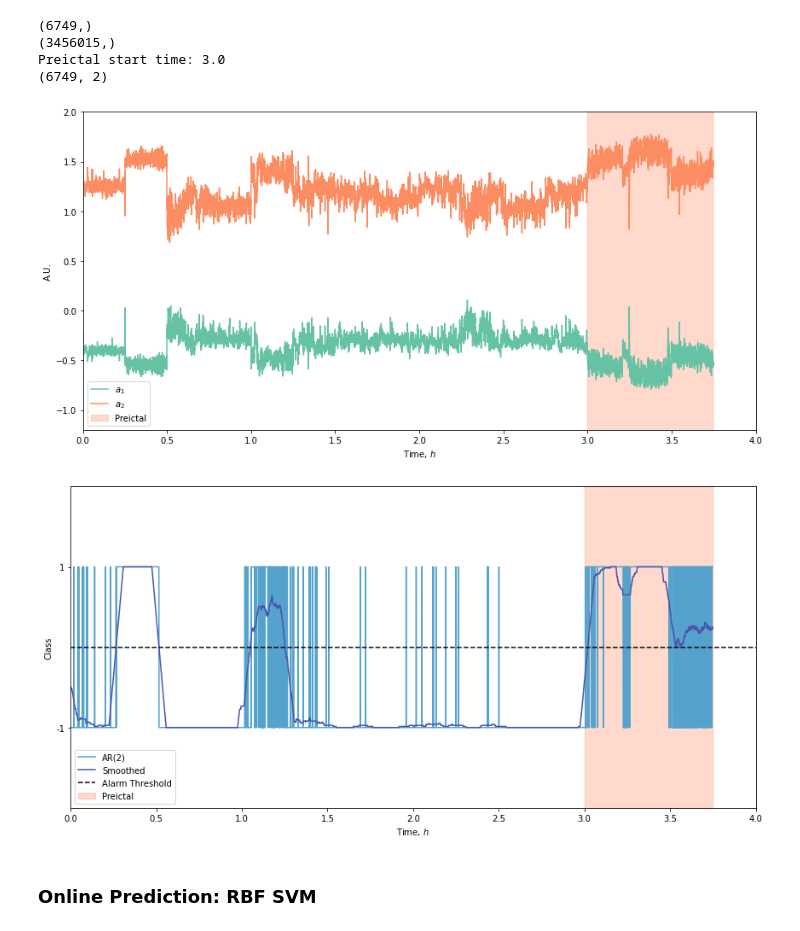
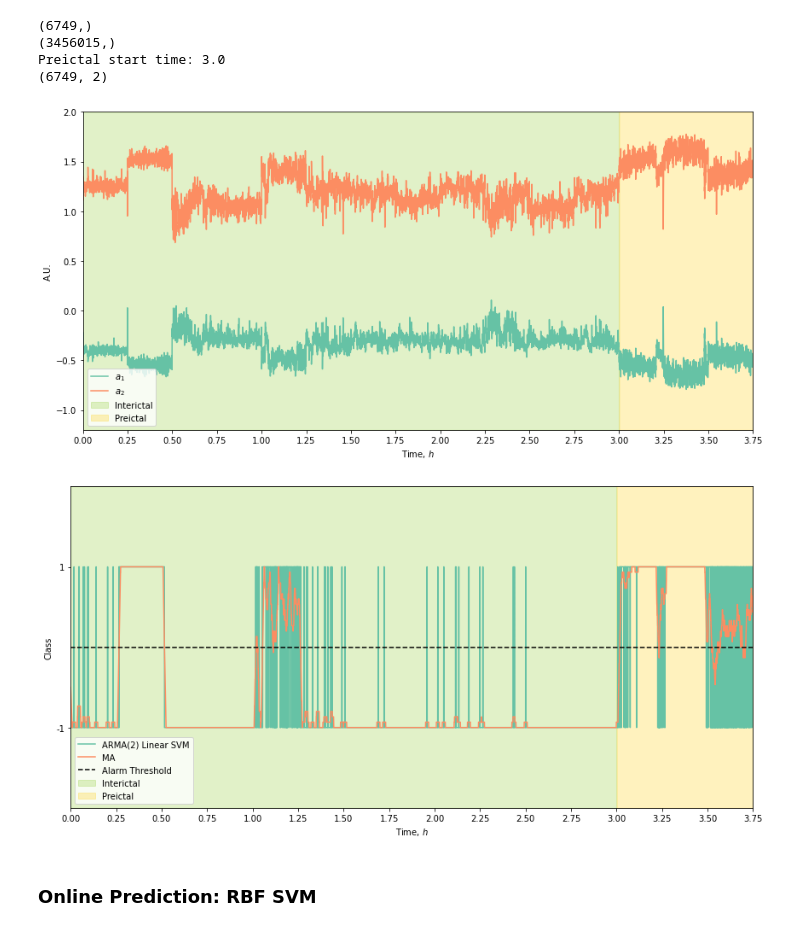
Before and after one commit to samisnotinsane/chbmit-seizure-prediction, a Jupyter notebook: evaluation/chb01_AR_RT.ipynb, the cells around one changed output. Drawn from its saved outputs; the diff is of its cells as text; code cells hidden in the pictures.

Commit message:
Experimenting Kalman tracking for prediction signal

```diff
--- a/evaluation/chb01_AR_RT.ipynb
+++ b/evaluation/chb01_AR_RT.ipynb
@@ -157,9 +157,11 @@ sns.set_palette(sns.color_palette('Set2'))
 plt.figure(figsize=(12,6))
 sns.lineplot(x=pt, y=ar_mean[:,0], label='$a_1$')
 ax = sns.lineplot(x=pt, y=ar_mean[:,1], label='$a_2$')
-ax.fill_between(pt, -1, 1, where=pt > t_preictal, color='#fc8257', alpha=0.3, transform=ax.get_xaxis_transform(), label='Preictal')
+ax.fill_between(pt, 0, 1, where=pt < t_preictal, color='#9cd34a', alpha=0.3, transform=ax.get_xaxis_transform(), label='Interictal')
+ax.fill_between(pt, 0, 1, where=pt > t_preictal, color='#ffd429', alpha=0.3, transform=ax.get_xaxis_transform(), label='Preictal')
 
-plt.xlim([0,4])
+plt.xticks(np.arange(0,3.76,0.25))
+plt.xlim([0,3.75])
 plt.ylim([-1.2,2])
 plt.xlabel('Time, $h$')
 plt.ylabel('A.U.')
@@ -168,31 +170,33 @@ plt.tight_layout()
 plt.savefig('./figures/chb01_AR_RT.pdf')
 plt.show()
 # %% [output]
-[figure, old version]
+[figure, new version]
 # %%
 # online predictor response
-sns.set_palette(sns.color_palette('icefire'))
+sns.set_palette(sns.color_palette('Set2'))
 plt.figure(figsize=(12,6))
-m = 150
+m = 30
 ma_predict_sig = np.convolve(prediction_sig, np.ones(m)/m, mode='same')
-ax = sns.lineplot(x=pt, y=prediction_sig, label='AR(2)')
-sns.lineplot(x=pt, y=ma_predict_sig, label='Smoothed')
+ax = sns.lineplot(x=pt, y=prediction_sig, label='ARMA(2) Linear SVM')
+sns.lineplot(x=pt, y=ma_predict_sig, label='MA')
 ax.axhline(y=0, ls='--', color='k', label='Alarm Threshold')
-ax.fill_between(pt, 0, 1, where=pt > t_preictal, color='#fc8257', alpha=0.3, transform=ax.get_xaxis_transform(), label='Preictal')
+ax.fill_between(pt, 0, 1, where=pt < t_preictal, color='#9cd34a', alpha=0.3, transform=ax.get_xaxis_transform(), label='Interictal')
+ax.fill_between(pt, 0, 1, where=pt > t_preictal, color='#ffd429', alpha=0.3, transform=ax.get_xaxis_transform(), label='Preictal')
 
+plt.xticks(np.arange(0,3.76,0.25))
 tickpos = [-1,1] # show only classes: -1 and 1
 plt.yticks(tickpos,tickpos)
 
-plt.xlim([0,4])
+plt.xlim([0,3.75])
 plt.ylim([-2,2])
 plt.xlabel('Time, $h$')
 plt.ylabel('Class')
 plt.legend(loc=3)
 plt.tight_layout()
 plt.savefig('./figures/chb01_AR_SVM_Linear.pdf')
 plt.show()
 # %% [output]
-[figure, old version]
+[figure, new version]
 # %% [markdown]
 ### Online Prediction: RBF SVM
 # %%
```
Also changed, not shown: parts of 2 cells of this notebook, 32 other files.
